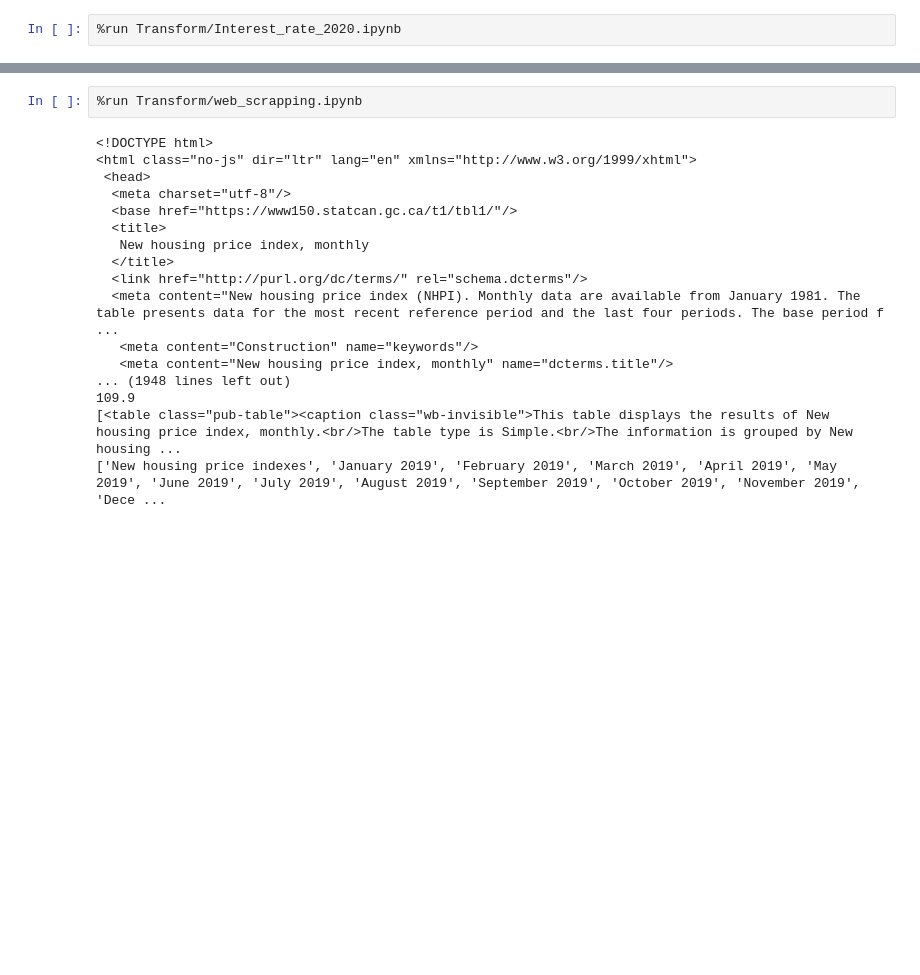
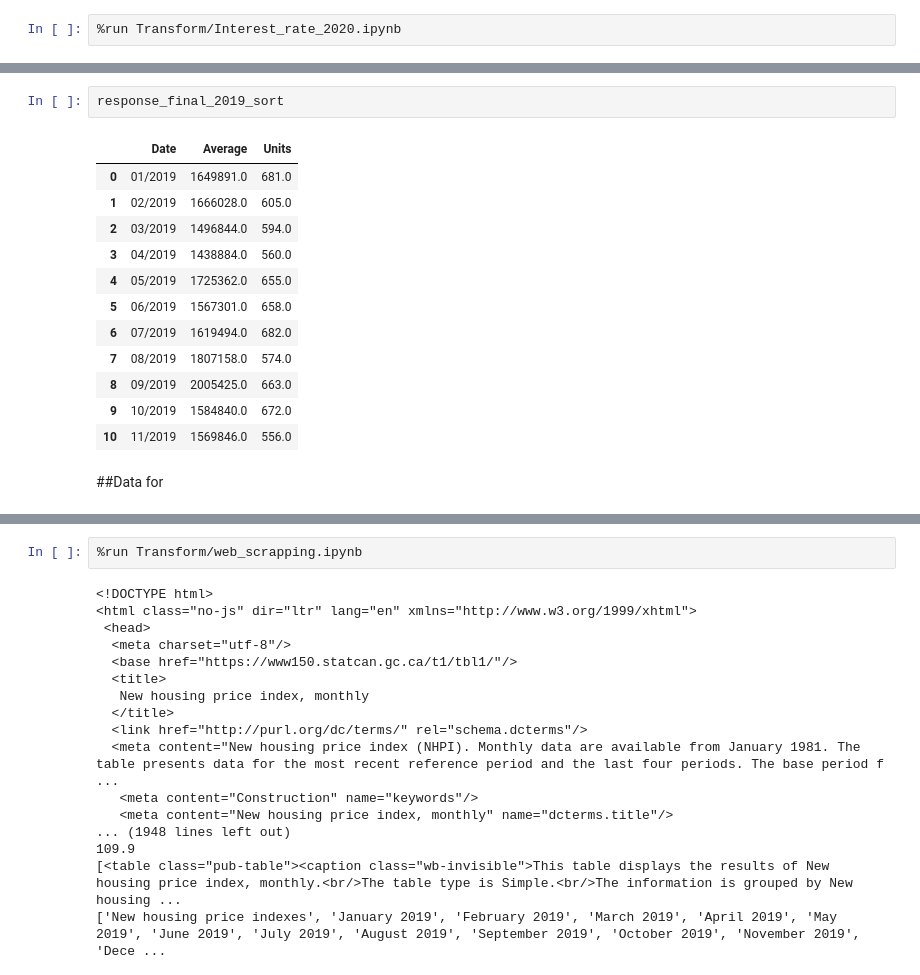
Before and after one commit to elubanska/ETL_project, a Jupyter notebook: Final_Notebook_Load.ipynb, the cells around one changed output, grey strips where cells are left out. Saved outputs shown, nothing was run; the diff lists cells and outputs as text; blank space fills up the shorter version.

```diff
--- a/Final_Notebook_Load.ipynb
+++ b/Final_Notebook_Load.ipynb
@@ -31,0 +152,17 @@ MortgageRate2019
+# %%
+response_final_2019_sort
+# %% [output]
+|  | Date | Average | Units |
+| 0 | 01/2019 | 1649891.0 | 681.0 |
+| 1 | 02/2019 | 1666028.0 | 605.0 |
+| 2 | 03/2019 | 1496844.0 | 594.0 |
+| 3 | 04/2019 | 1438884.0 | 560.0 |
+| 4 | 05/2019 | 1725362.0 | 655.0 |
+| 5 | 06/2019 | 1567301.0 | 658.0 |
+| 6 | 07/2019 | 1619494.0 | 682.0 |
+| 7 | 08/2019 | 1807158.0 | 574.0 |
+| 8 | 09/2019 | 2005425.0 | 663.0 |
+| 9 | 10/2019 | 1584840.0 | 672.0 |
+| 10 | 11/2019 | 1569846.0 | 556.0 |
+# %% [markdown]
+##Data for
```
Also changed, not shown: parts of 23 cells of this notebook.
